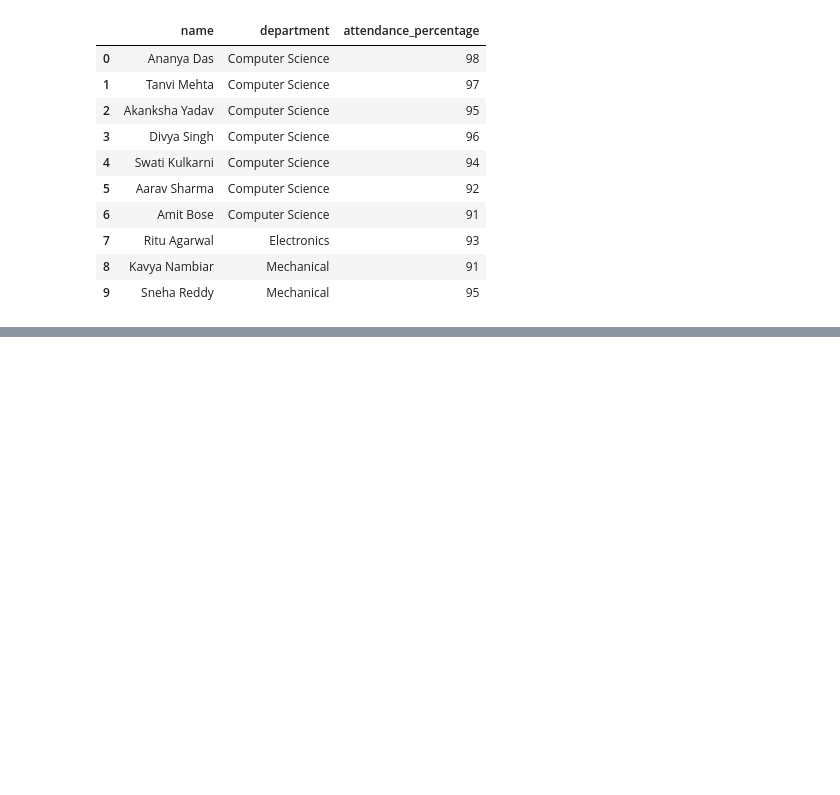
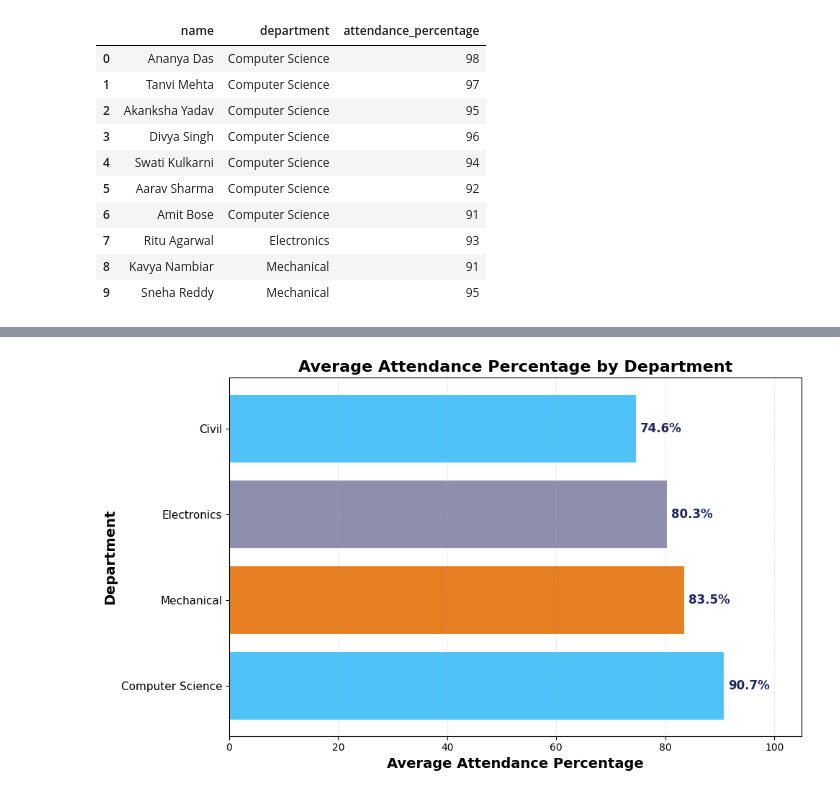
Before and after one commit to Zidane86-06/Data_Engineering_workshop, a Jupyter notebook: Day2/Day2.ipynb, the cells around one changed output, grey strips where cells are left out. Saved outputs shown, nothing was run; the diff lists cells and outputs as text; code cells hidden in the pictures; blank space fills up the shorter version.

```diff
--- a/Day2/Day2.ipynb
+++ b/Day2/Day2.ipynb
@@ -127,0 +169,36 @@ Students with attendance percentage greater than 90
+# %%
+chart1_sql="""
+select department,Round(AVG(attendance_percentage),2) as avg_attendance
+from students
+group by department
+order by avg_attendance desc
+"""
+chart1_data=pd.read_sql_query(chart1_sql,conn)
+fig,ax=plt.subplots(figsize=(10,6))
+bar_colors=["#4FC3F7","#E67E22","#8E8EAD"]
+bars=ax.barh(
+    chart1_data["department"],
+    chart1_data["avg_attendance"],
+    color=bar_colors,
+    edgecolor="white",
+    linewidth=0.8)
+for bar in bars:
+  width=bar.get_width()
+  ax.text(
+      width+0.8,
+      bar.get_y()+bar.get_height()/2,
+      f'{width:.1f}%',
+      ha='left',va='center',
+      fontsize=12,fontweight='bold',
+      color='#1E2761'
+      )
+  ax.set_title('Average Attendance Percentage by Department',fontsize=16,fontweight='bold')
+  ax.set_ylabel('Department',fontsize=14,fontweight='bold')
+  ax.set_xlabel('Average Attendance Percentage',fontsize=14,fontweight='bold')
+  ax.set_xlim(0,105)
+  ax.tick_params(axis='y',labelsize=11)
+  ax.grid(axis='x',linestyle='--',alpha=0.3)
+plt.tight_layout()
+plt.show()
+# %% [output]
+[figure, added]
```
Also changed, not shown: parts of 5 cells of this notebook.
